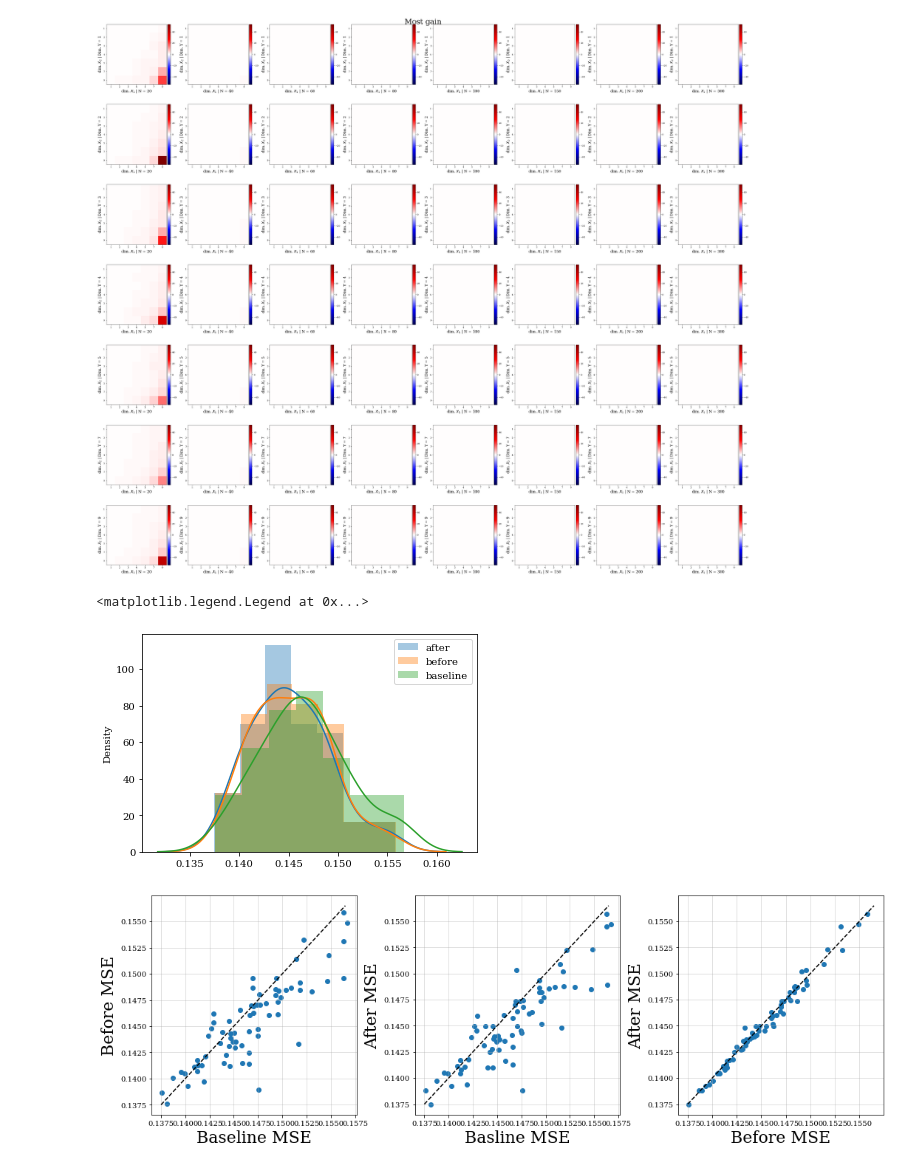
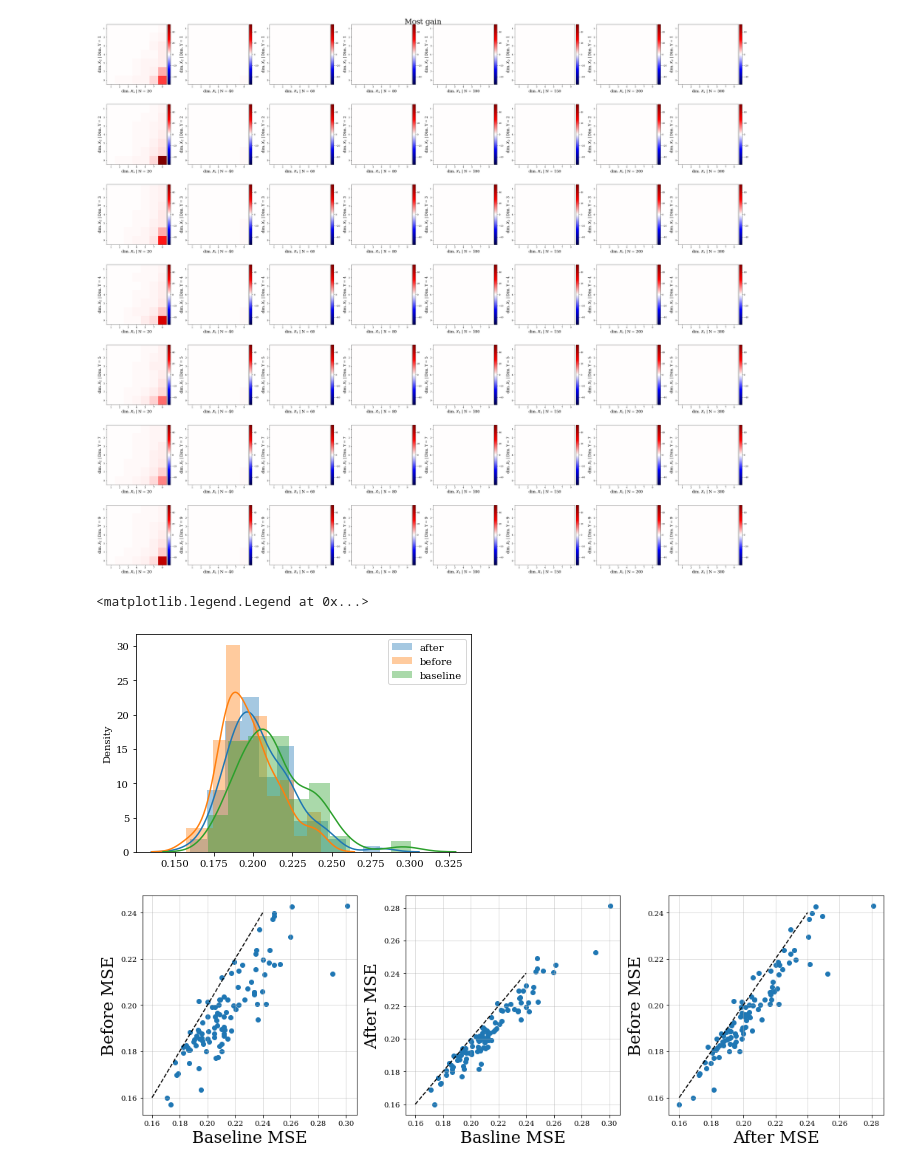
Before and after one commit to shahineb/collider-regression, a Jupyter notebook: notebooks/scores-analysis.ipynb, the cells around one changed output. Drawn from its saved outputs; the diff is of its cells as text; code cells hidden in the pictures.

```diff
--- a/notebooks/scores-analysis.ipynb
+++ b/notebooks/scores-analysis.ipynb
@@ -250,5 +253,5 @@ import seaborn as sns
 # %%
-dirpaths = glob('../experiments/data/outputs/kernel_model_rotation_data/*')
+dirpaths = glob('../experiments/data/outputs/kernel_model_mvn_data/seed_*')
 scores = {'after':[], 'before':[], 'baseline':[]}
 for dirpath in dirpaths:
     with open(os.path.join(dirpath, 'scores.metrics'), "r") as f:
@@ -263,33 +266,33 @@ sns.distplot(scores['baseline'], label='baseline')
 plt.legend()
 # %% [output]
 <matplotlib.legend.Legend at 0x...>
-[figure, old version]
+[figure, new version]
 # %%
 fig, ax = plt.subplots(1, 3, figsize=(15, 5))
 
 fontsize = 22
 
-t = np.linspace(0.1375, 0.1565)
+t = np.linspace(0.16, 0.24)
 
 ax[0].plot(t, t, 'k--')
 ax[0].scatter(scores['baseline'], scores['before'])
 ax[0].grid(alpha=0.5)
 ax[0].set_xlabel("Baseline MSE", fontsize=fontsize)
 ax[0].set_ylabel("Before MSE", fontsize=fontsize)
 
 ax[1].plot(t, t, 'k--')
 ax[1].scatter(scores['baseline'], scores['after'])
 ax[1].grid(alpha=0.5)
 ax[1].set_xlabel("Basline MSE", fontsize=fontsize)
 ax[1].set_ylabel("After MSE", fontsize=fontsize)
 
 ax[2].plot(t, t, 'k--')
-ax[2].scatter(scores['before'], scores['after'])
+ax[2].scatter(scores['after'], scores['before'])
 ax[2].grid(alpha=0.5)
-ax[2].set_xlabel("Before MSE", fontsize=fontsize)
-ax[2].set_ylabel("After MSE", fontsize=fontsize)
+ax[2].set_ylabel("Before MSE", fontsize=fontsize)
+ax[2].set_xlabel("After MSE", fontsize=fontsize)
 
 plt.tight_layout()
 plt.show()
 # %% [output]
-[figure, old version]
+[figure, new version]
```
Also changed, not shown: parts of 13 cells of this notebook, 4 other files.
